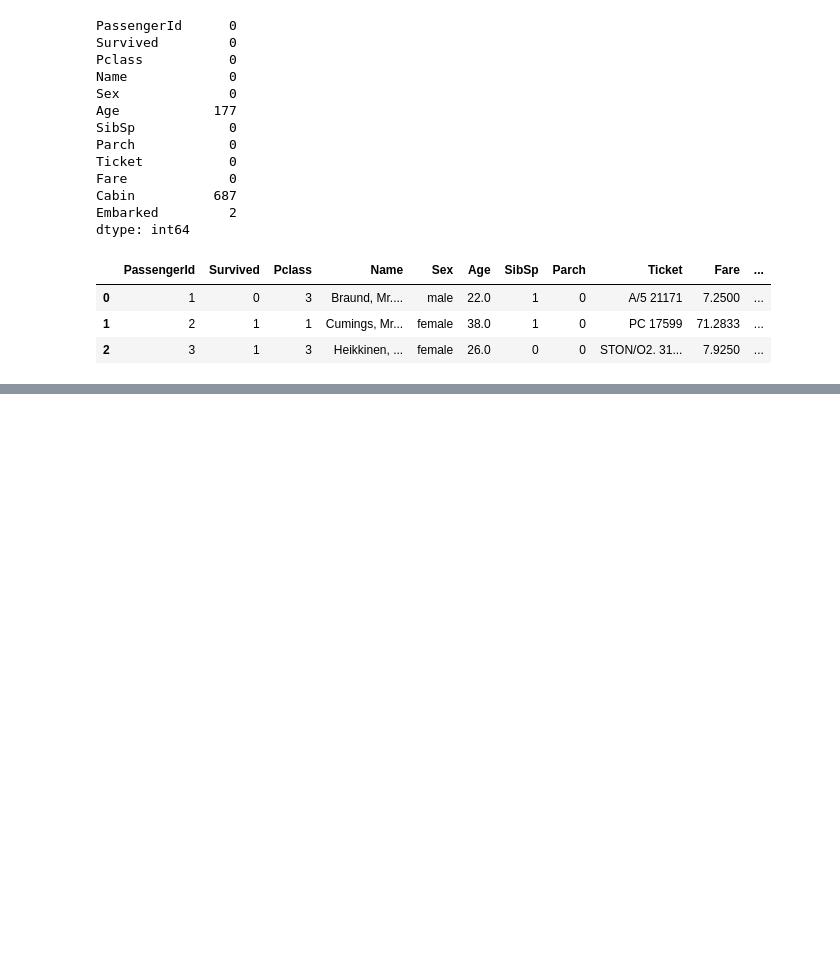
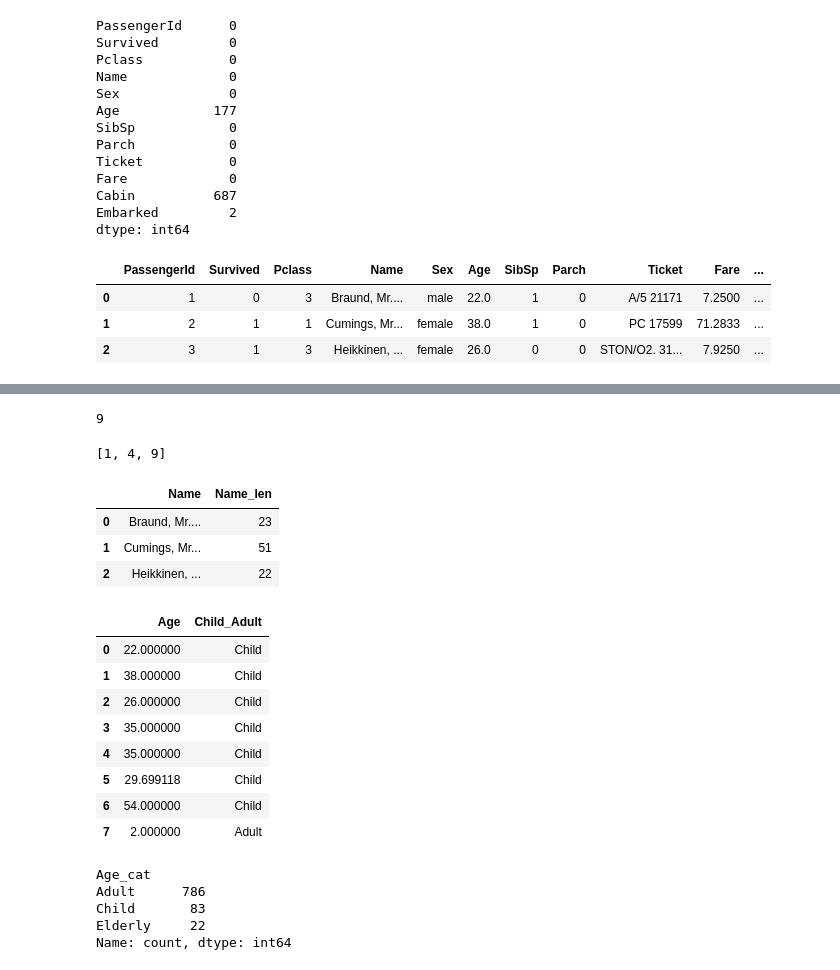
Before and after one commit to JunseokLee3/self_study, a Jupyter notebook: coding test/과제티스트 준비/1회독/1.ipynb, the cells around one changed output, grey strips where cells are left out. Drawn from its saved outputs; the diff is of its cells as text; code cells hidden in the pictures; blank space fills up the shorter version.

```diff
--- a/coding test/과제티스트 준비/1회독/1.ipynb
+++ b/coding test/과제티스트 준비/1회독/1.ipynb
@@ -923,5 +923,7 @@ titanic_df.head(3)
 | 0 | 1 | 0 | 3 | Braund, Mr.... | male | 22.0 | 1 | 0 | A/5 21171 | 7.2500 | ... |
 | 1 | 2 | 1 | 1 | Cumings, Mr... | female | 38.0 | 1 | 0 | PC 17599 | 71.2833 | ... |
 | 2 | 3 | 1 | 3 | Heikkinen, ... | female | 26.0 | 0 | 0 | STON/O2. 31... | 7.9250 | ... |
-# %%
-titanic_df['Age'] =
+# %%
+titanic_df['Age'] = titanic_df['Age'].fillna(titanic_df['Age'].mean())
+titanic_df['Emarked'] = titanic_df["Embarked"].fillna('S')
+titanic_df.isna().sum()
@@ -927,0 +945,44 @@ titanic_df['Age'] =
+# %%
+def get_square(a):
+    return a **2
+
+print(get_square(3))
+# %% [output]
+9
+# %%
+a = [1, 2, 3]
+squares = map(lambda x : x**2, a)
+list(squares)
+# %% [output]
+[1, 4, 9]
+# %%
+titanic_df['Name_len'] = titanic_df['Name'].apply(lambda x: len(x))
+titanic_df[['Name', 'Name_len']].head(3)
+# %% [output]
+|  | Name | Name_len |
+| 0 | Braund, Mr.... | 23 |
+| 1 | Cumings, Mr... | 51 |
+| 2 | Heikkinen, ... | 22 |
+# %%
+titanic_df['Child_Adult'] = titanic_df['Age'].apply(lambda x : 'Child' if x >= 15 else 'Adult')
+titanic_df[['Age', 'Child_Adult']].head(8)
+# %% [output]
+|  | Age | Child_Adult |
+| 0 | 22.000000 | Child |
+| 1 | 38.000000 | Child |
+| 2 | 26.000000 | Child |
+| 3 | 35.000000 | Child |
+| 4 | 35.000000 | Child |
+| 5 | 29.699118 | Child |
+| 6 | 54.000000 | Child |
+| 7 | 2.000000 | Adult |
+# %%
+titanic_df["Age_cat"] = titanic_df['Age'].apply(lambda x : 'Child' if x <= 15 else ('Adult'
+                                                                                    if x <= 60 else 'Elderly'))
+titanic_df['Age_cat'].value_counts()
+# %% [output]
+Age_cat
+Adult      786
+Child       83
+Elderly     22
+Name: count, dtype: int64
```
Also changed, not shown: parts of 2 cells of this notebook, 2 other files.
